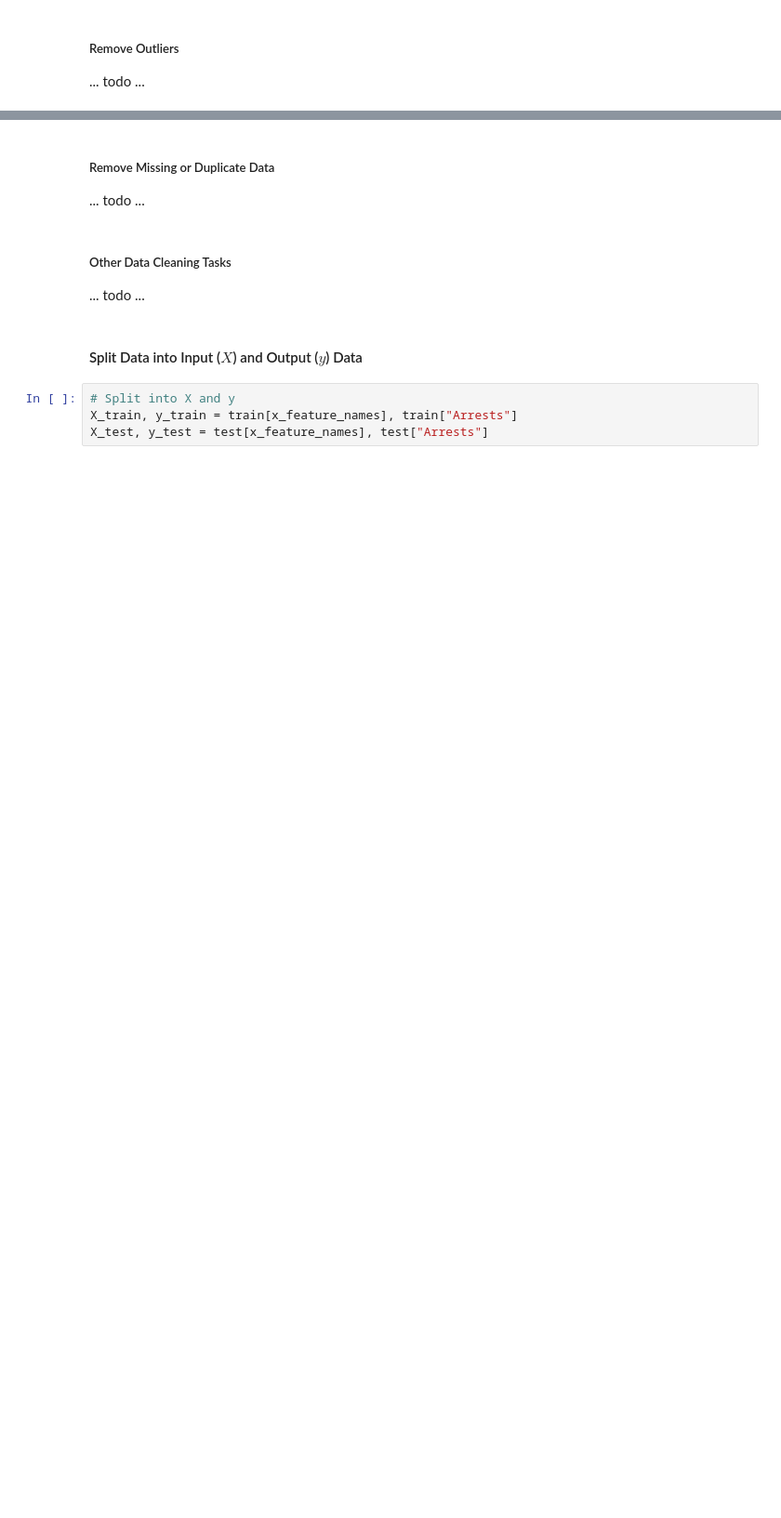
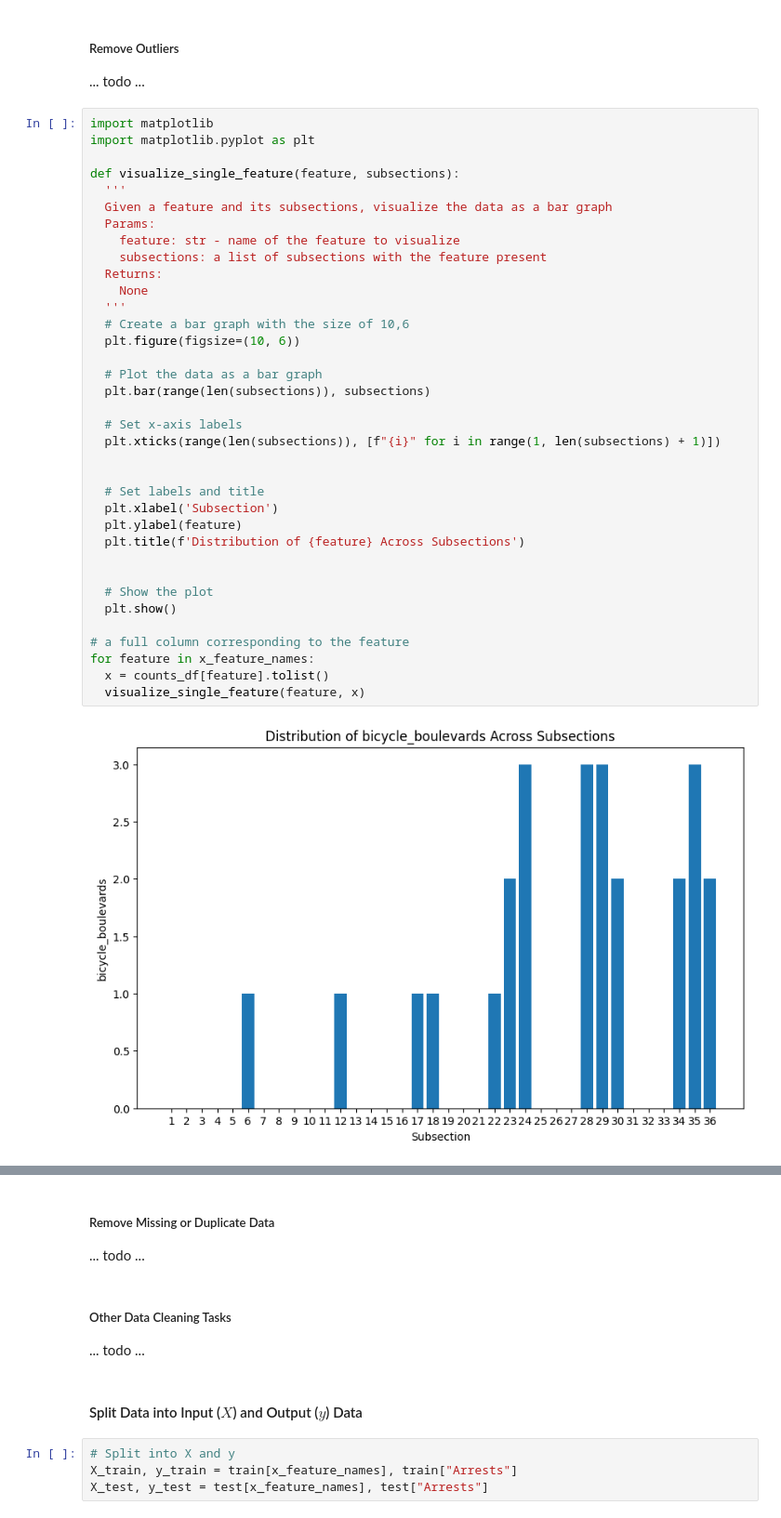
Before and after one commit to christian-byrne/tucson-crime-models, a Jupyter notebook: main.ipynb, the cells around one changed output, grey strips where cells are left out. Shown: that part at 93% size. Cells and saved outputs as stored; diff of their text form; blank space fills up the shorter version.

Commit message:
created a function which graphs the distribution of features across subsets

```diff
--- a/main.ipynb
+++ b/main.ipynb
@@ -708,3 +798,41 @@ print(test.head())
 ##### Remove Outliers
 
 ... todo ...
+# %%
+import matplotlib
+import matplotlib.pyplot as plt
+
+def visualize_single_feature(feature, subsections):
+  '''
+  Given a feature and its subsections, visualize the data as a bar graph
+  Params:
+    feature: str - name of the feature to visualize
+    subsections: a list of subsections with the feature present
+  Returns:
+    None
+  '''
+  # Create a bar graph with the size of 10,6
+  plt.figure(figsize=(10, 6))
+
+  # Plot the data as a bar graph
+  plt.bar(range(len(subsections)), subsections)
+
+  # Set x-axis labels
+  plt.xticks(range(len(subsections)), [f"{i}" for i in range(1, len(subsections) + 1)])
+
+
+  # Set labels and title
+  plt.xlabel('Subsection')
+  plt.ylabel(feature)
+  plt.title(f'Distribution of {feature} Across Subsections')
+
+
+  # Show the plot
+  plt.show()
+
+# a full column corresponding to the feature
+for feature in x_feature_names:
+  x = counts_df[feature].tolist()
+  visualize_single_feature(feature, x)
+# %% [output]
+[figure, added]
```
Also changed, not shown: parts of 9 cells of this notebook.
